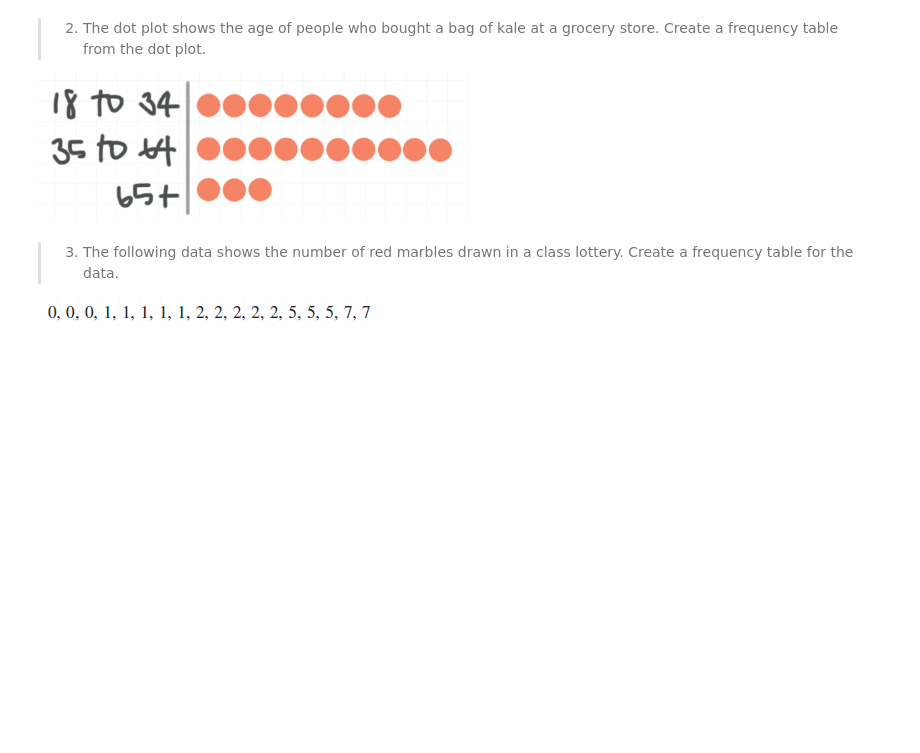
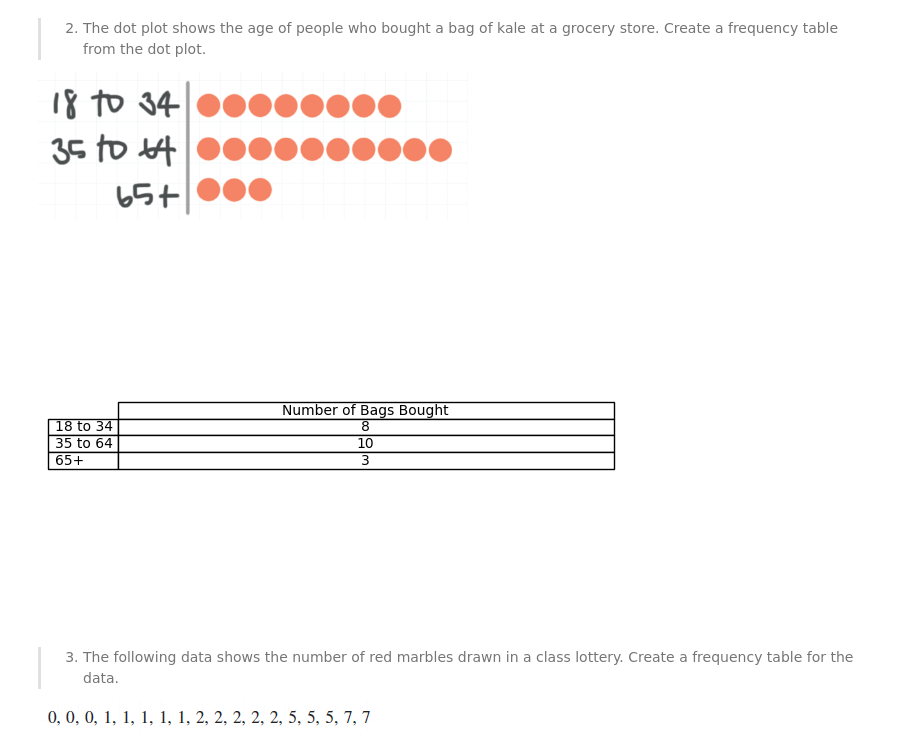
Before and after one commit to acasasis-dev/become-a-probability-n-statistics-master, a Jupyter notebook: bonus/section-02-visualizing-data/exercise-06-frequency-tables-n-dot-plots.ipynb, the cells around one changed output. Saved outputs shown, nothing was run; the diff lists cells and outputs as text; code cells hidden in the pictures; blank space fills up the shorter version.

```diff
--- a/bonus/section-02-visualizing-data/exercise-06-frequency-tables-n-dot-plots.ipynb
+++ b/bonus/section-02-visualizing-data/exercise-06-frequency-tables-n-dot-plots.ipynb
@@ -11,6 +54,26 @@ table.
 grocery store. Create a frequency table from the dot plot.
 
 ![image.png](attachment:image.png)
+# %%
+columns = ['Number of Bags Bought']
+rows = ['18 to 34', '35 to 64', '65+']
+data = [
+	[8], [10], [3]
+]
+
+fig, ax = plt.subplots()
+ax.axis('off')
+table = plt.table(
+	colLabels=columns,
+	rowLabels=rows,
+	cellText=data,
+	cellLoc='center',
+	loc='center'
+)
+
+plt.show()
+# %% [output]
+[figure, added]
 # %% [markdown]
 > 3. The following data shows the number of red marbles drawn in a class
 lottery. Create a frequency table for the data.
```
Also changed, not shown: parts of 3 cells of this notebook.
